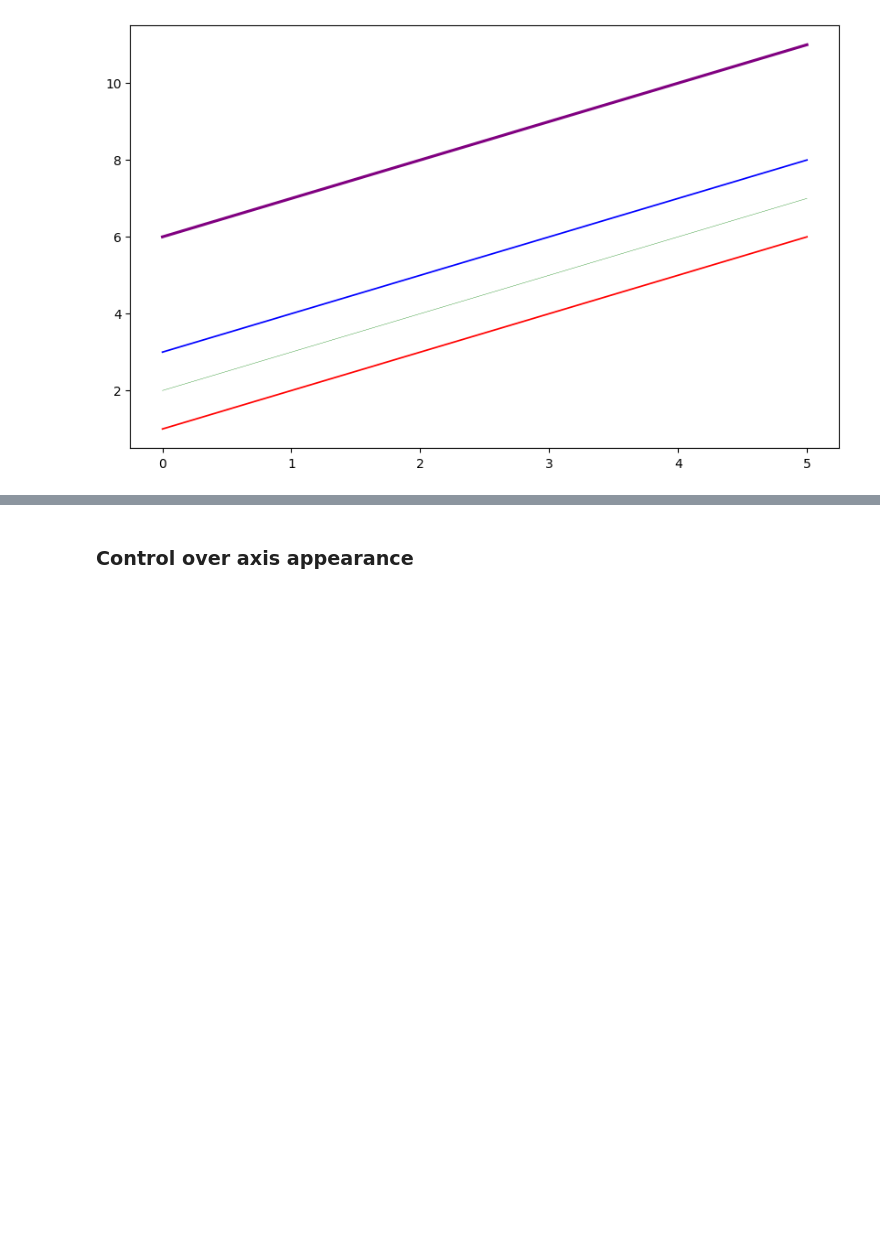
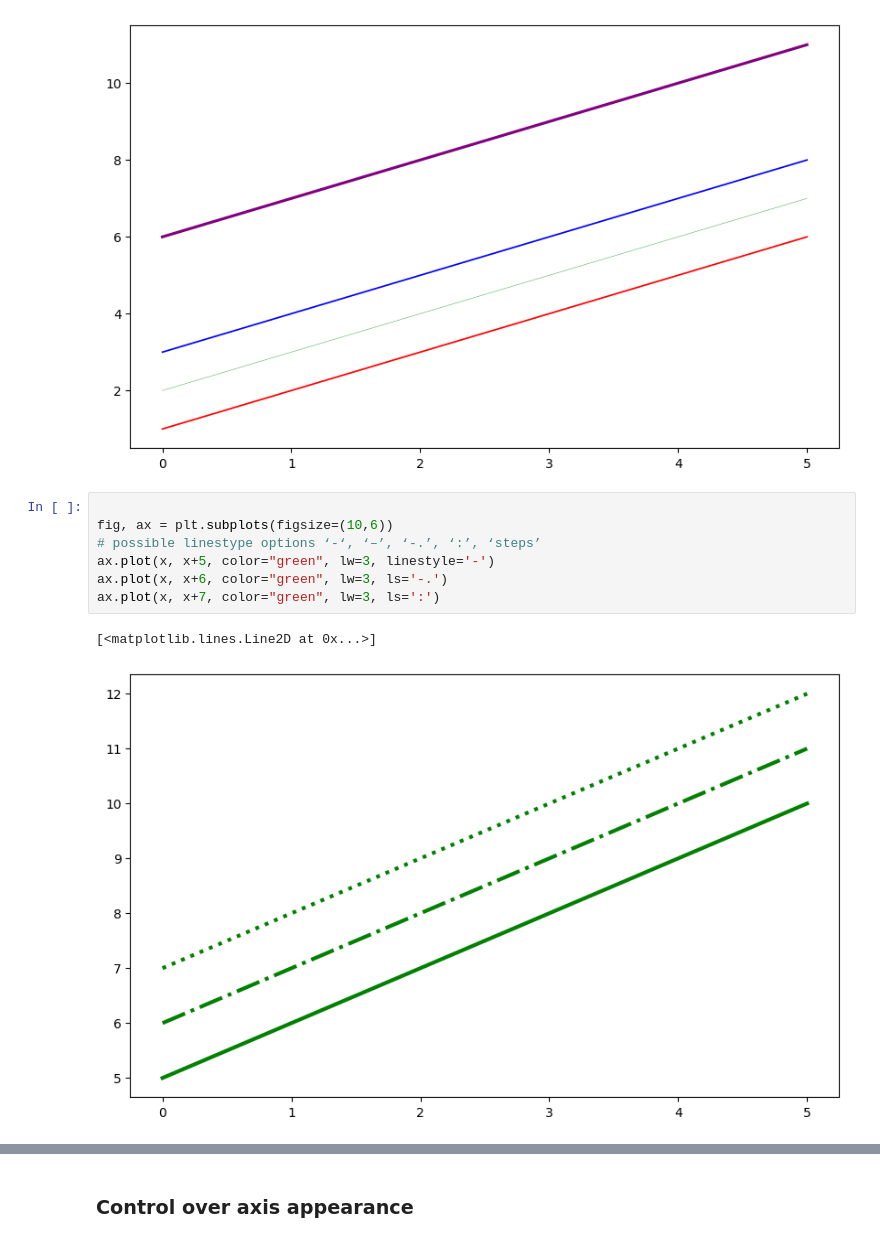
Before and after one commit to Danielcoffee/data_scientist_bootcamp, a Jupyter notebook: 05-Data-Visualization-with-Matplotlib/01-Matplotlib Concepts Lecture.ipynb, the cells around one changed output, grey strips where cells are left out. Cells and saved outputs as stored; diff of their text form; blank space fills up the shorter version.

```diff
--- a/05-Data-Visualization-with-Matplotlib/01-Matplotlib Concepts Lecture.ipynb
+++ b/05-Data-Visualization-with-Matplotlib/01-Matplotlib Concepts Lecture.ipynb
@@ -382,4 +382,14 @@ ax.plot(x, x+3, color="blue", lw=1.25)
 # %% [output]
 [<matplotlib.lines.Line2D at 0x...>]
 [figure]
+# %%
+
+fig, ax = plt.subplots(figsize=(10,6))
+# possible linestype options ‘-‘, ‘–’, ‘-.’, ‘:’, ‘steps’
+ax.plot(x, x+5, color="green", lw=3, linestyle='-')
+ax.plot(x, x+6, color="green", lw=3, ls='-.')
+ax.plot(x, x+7, color="green", lw=3, ls=':')
+# %% [output]
+[<matplotlib.lines.Line2D at 0x...>]
+[figure, added]
 # %%
```
Also changed, not shown: parts of 1 cell of this notebook.
